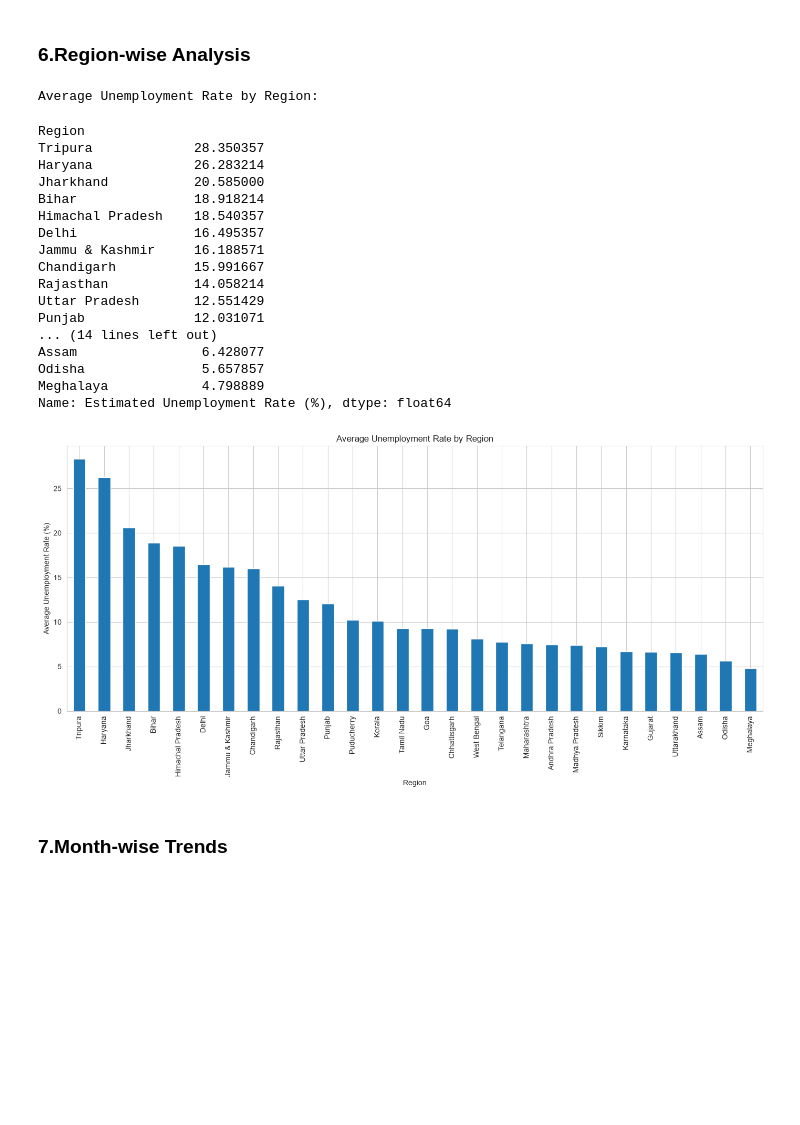
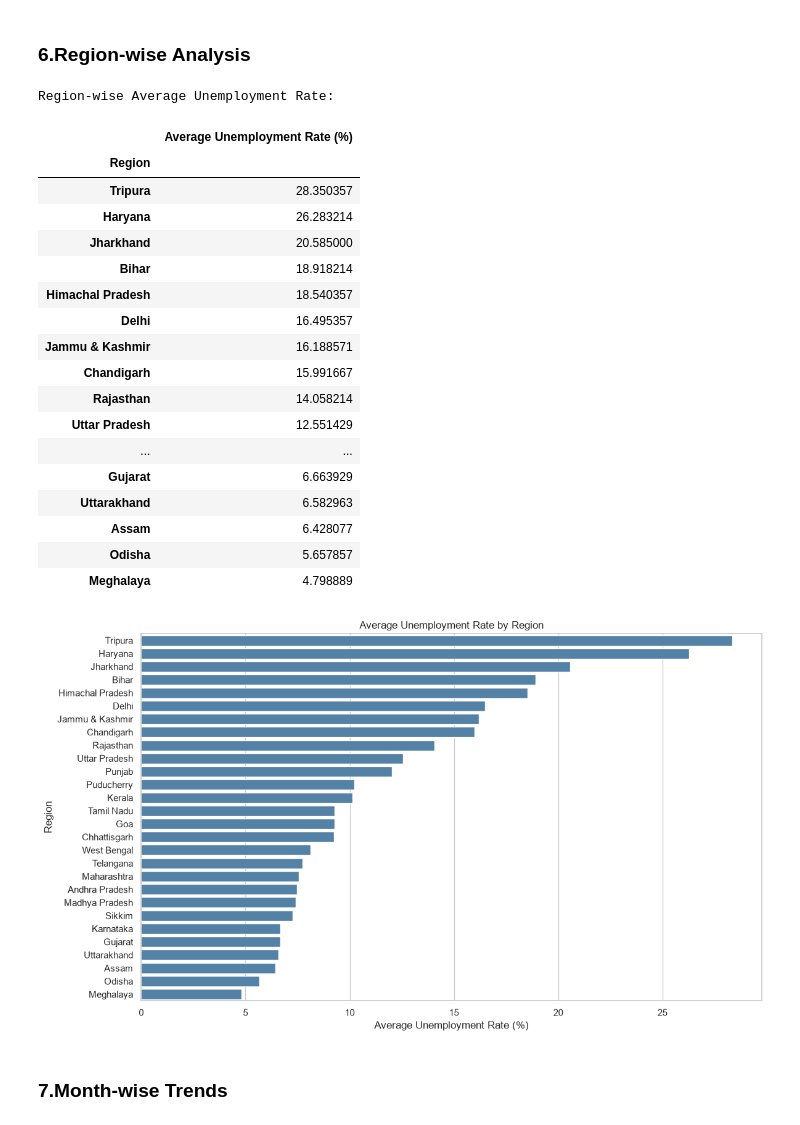
Before and after one commit to ChaudhariUtkarsh/2.Unemployment_Analysis, a Jupyter notebook: Unemployment_Analysis.ipynb, the cells around one changed output. Cells and saved outputs as stored; diff of their text form; code cells hidden in the pictures; blank space fills up the shorter version.

```diff
--- a/Unemployment_Analysis.ipynb
+++ b/Unemployment_Analysis.ipynb
@@ -5,12 +5,10 @@ import pandas as pd
 import numpy as np
 import matplotlib.pyplot as plt
 import seaborn as sns
-import warnings
+from pathlib import Path
 
-warnings.filterwarnings("ignore")
+sns.set_theme(style="whitegrid")
+plt.rcParams["figure.figsize"] = (10, 6)
 
-sns.set_style("whitegrid")
-plt.rcParams["figure.figsize"] = (12, 6)
-
-print("Libraries Imported Successfully!")
+print("Libraries imported successfully!")
 # %% [output]
@@ -18,8 +16,19 @@ Libraries Imported Successfully!
 # %% [markdown]
 ### 2.Load Dataset
 # %%
-df = pd.read_csv("Unemployment in India.csv")
+# Load Dataset
+DATASET_PATH = Path("Unemployment in India.csv")
+if not DATASET_PATH.exists():
+    raise FileNotFoundError(f"Dataset not found: {DATASET_PATH.resolve()}")
+df = pd.read_csv(DATASET_PATH)
+
+# Remove extra spaces from column names
+df.columns = df.columns.str.strip()
+
+# Remove extra spaces from text values
+for col in df.select_dtypes(include="object").columns:
+    df[col] = df[col].str.strip()
 print("Dataset Loaded Successfully!")
-df.head()
+display(df.head())
 # %% [output]
 Dataset Loaded Successfully!
@@ -153,38 +189,39 @@ dtype: int64
 # %% [markdown]
 ### 6.Region-wise Analysis
 # %%
-region_analysis = (df.groupby("Region")["Estimated Unemployment Rate (%)"].mean().sort_values(ascending=False))
-print("Average Unemployment Rate by Region:")
-display(region_analysis)
-plt.figure(figsize=(14, 7))
-region_analysis.plot(kind="bar")
+region_avg = (df.groupby("Region")["Estimated Unemployment Rate (%)"].mean().sort_values(ascending=False))
+print("Region-wise Average Unemployment Rate:")
+display(region_avg.to_frame(name="Average Unemployment Rate (%)"))
+plt.figure(figsize=(12, 7))
+sns.barplot(x=region_avg.values, y=region_avg.index, color="steelblue")
 
 plt.title("Average Unemployment Rate by Region")
-plt.xlabel("Region")
-plt.ylabel("Average Unemployment Rate (%)")
-plt.xticks(rotation=90)
+plt.xlabel("Average Unemployment Rate (%)")
+plt.ylabel("Region")
+
 plt.tight_layout()
 plt.show()
 # %% [output]
-Average Unemployment Rate by Region:
+Region-wise Average Unemployment Rate:
-Region
-Tripura             28.350357
-Haryana             26.283214
-Jharkhand           20.585000
-Bihar               18.918214
-Himachal Pradesh    18.540357
-Delhi               16.495357
-Jammu & Kashmir     16.188571
-Chandigarh          15.991667
-Rajasthan           14.058214
-Uttar Pradesh       12.551429
-Punjab              12.031071
-... (14 lines left out)
-Assam                6.428077
-Odisha               5.657857
-Meghalaya            4.798889
-Name: Estimated Unemployment Rate (%), dtype: float64
+|  | Average Unemployment Rate (%) |
+| Region |  |
+| Tripura | 28.350357 |
+| Haryana | 26.283214 |
+| Jharkhand | 20.585000 |
+| Bihar | 18.918214 |
+| Himachal Pradesh | 18.540357 |
+| Delhi | 16.495357 |
+| Jammu & Kashmir | 16.188571 |
+| Chandigarh | 15.991667 |
+| Rajasthan | 14.058214 |
+| Uttar Pradesh | 12.551429 |
+| ... | ... |
+| Gujarat | 6.663929 |
+| Uttarakhand | 6.582963 |
+| Assam | 6.428077 |
+| Odisha | 5.657857 |
+| Meghalaya | 4.798889 |
-[figure, old version]
+[figure, new version]
 # %% [markdown]
 ### 7.Month-wise Trends
 # %%
```
Also changed, not shown: parts of 26 cells of this notebook, 2 other files.
